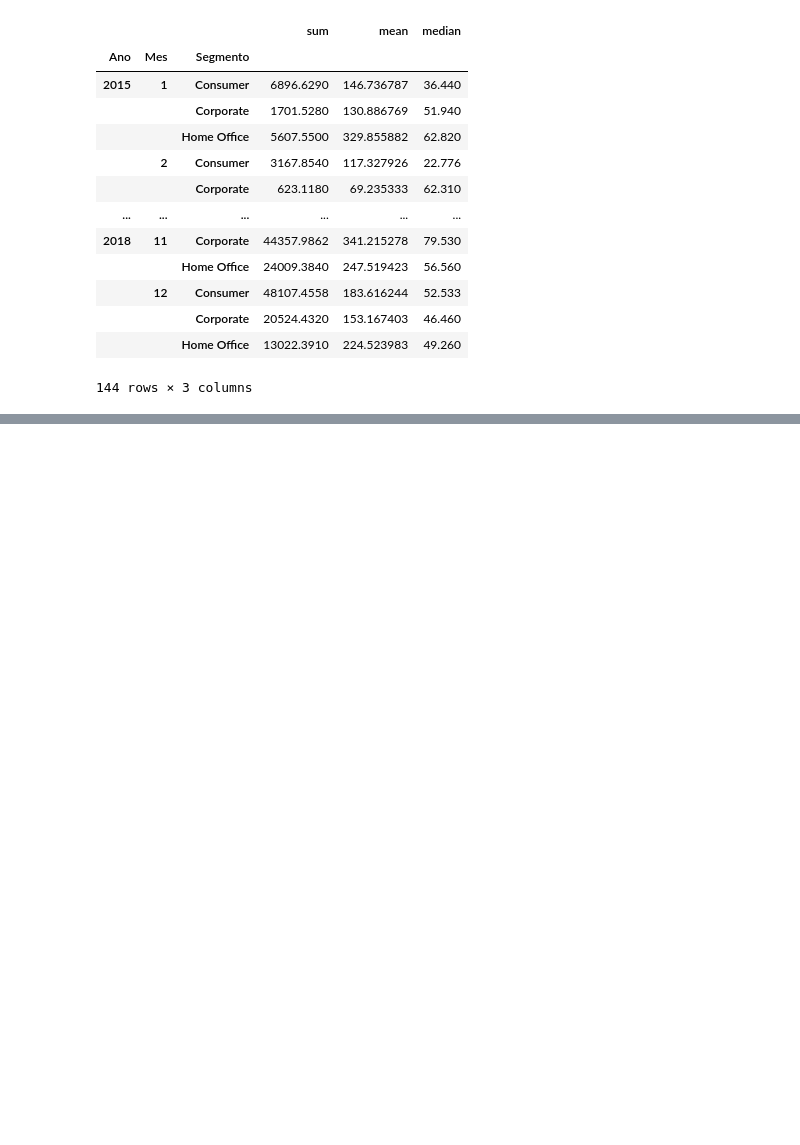
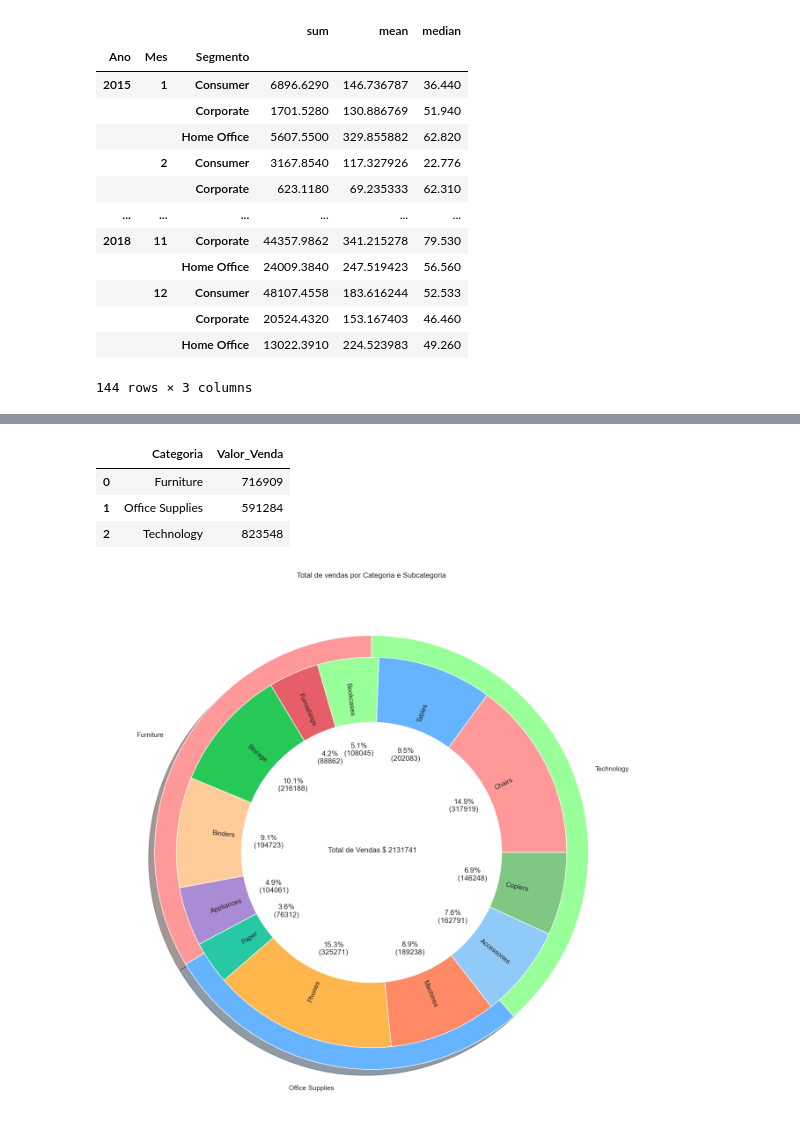
Before and after one commit to francisbowe/datasetvarejocomercial, a Jupyter notebook: main.ipynb, the cells around one changed output, grey strips where cells are left out. Saved outputs shown, nothing was run; the diff lists cells and outputs as text; code cells hidden in the pictures; blank space fills up the shorter version.

```diff
--- a/main.ipynb
+++ b/main.ipynb
@@ -407,0 +424,4 @@ plt.show()
+# %%
+#Covertemos a coluna valor_venda em numero inteiro e classificamos por categoria
+df_dsa_p10=df_dsa_p10[['Valor_Venda']].astype(int).sort_values(by='Categoria').reset_index()
+df_dsa_p10
@@ -407,0 +442,52 @@ plt.show()
+# %%
+#Criamos outro dataframe somente com totais por categoria
+df_dsa_p10_categoria = df_dsa_p10.groupby(['Categoria']).sum(numeric_only= True).reset_index()
+# %%
+df_dsa_p10_categoria
+# %% [output]
+|  | Categoria | Valor_Venda |
+| 0 | Furniture | 716909 |
+| 1 | Office Supplies | 591284 |
+| 2 | Technology | 823548 |
+# %%
+#Lista de cores para categoria
+cores_categorias = ['#FF9999', '#66B3FF', '#99FF99']
+# %%
+#Lista de cores para subcategoria
+cores_subcategorias = ['#FF9999', '#66B3FF', '#99FF99', '#e65e68', '#26c958', '#FFCC99', '#aa8cd4', '#26c9a4', '#ffb74d', '#ff8a65', '#90caf9', '#81c784']
+# %%
+#Plot
+#Tamanho da figura
+fig, ax = plt.subplots(figsize=(20, 16))
+
+#Grafico categorias
+p1 = ax.pie(df_dsa_p10_categoria['Valor_Venda'],
+        labels= df_dsa_p10_categoria['Categoria'],
+       # autopct=autopct_format(df_dsa_p10_categoria['Valor_Venda']),
+        startangle=90,
+        shadow=True,
+        wedgeprops = dict(edgecolor='white'),
+        colors=cores_categorias)
+
+#Grafico subcategorias
+p2 = ax.pie(df_dsa_p10['Valor_Venda'],
+        radius=0.9,
+        labels= df_dsa_p10['SubCategoria'],
+        autopct=autopct_format(df_dsa_p10['Valor_Venda']),
+        colors=cores_subcategorias,
+        labeldistance=0.7,
+        wedgeprops = dict(edgecolor='white'),
+        pctdistance=0.53,
+        rotatelabels=True,
+        shadow=True,
+        )
+#Limpa o circulo centarl
+centre_circule = plt.Circle((0, 0), 0.6, fc='white')
+#Labels e anotações
+fig = plt.gcf()
+fig.gca().add_artist(centre_circule)
+plt.annotate(text= 'Total de Vendas' + ' $ ' + str(int(sum(df_dsa_p10['Valor_Venda']))), xy=(-0.2, 0))
+plt.title('Total de vendas por Categoria e Subcategoria')
+plt.show()
+# %% [output]
+[figure, added]
```
Also changed, not shown: parts of 8 cells of this notebook.
